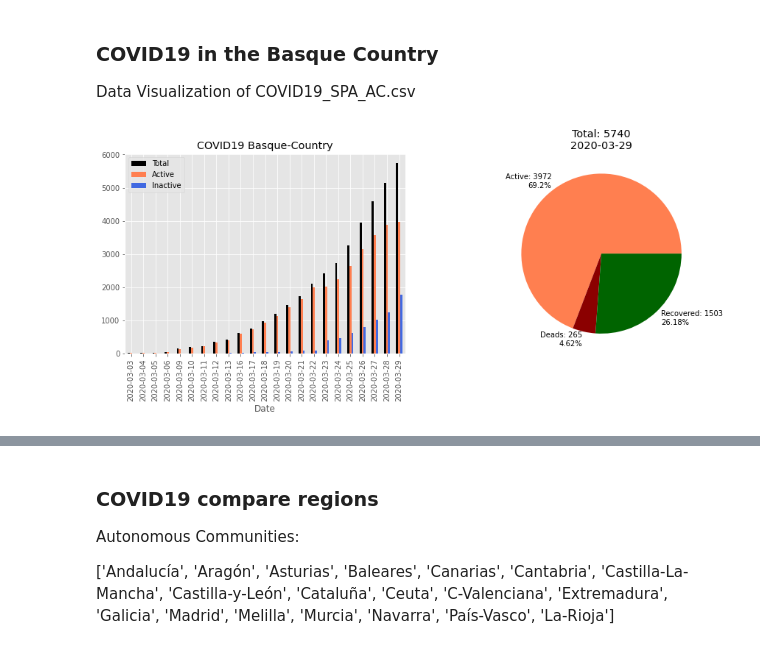
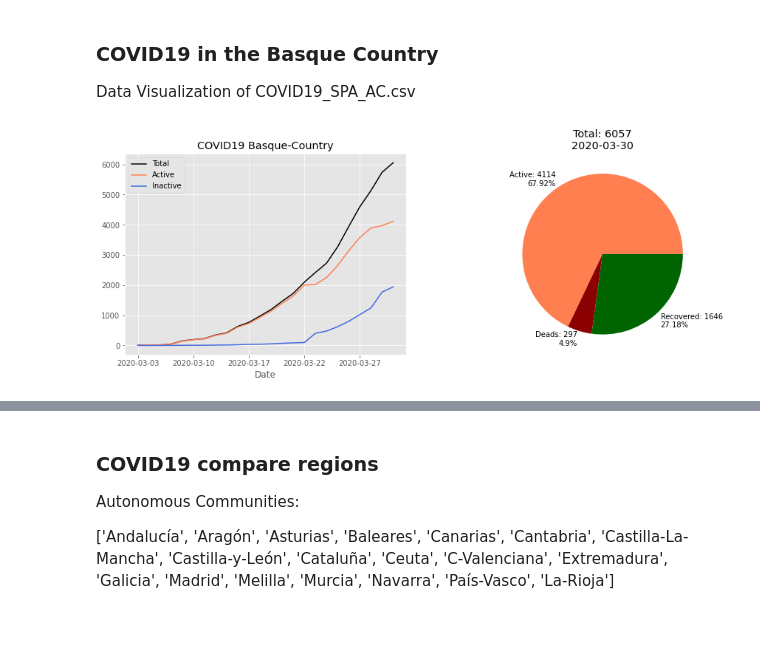
Before and after one commit to adelrio012/covid19_spain, a Jupyter notebook: COVID19_SPA_VISUAL.ipynb, the cells around one changed output, grey strips where cells are left out. Cells and saved outputs as stored; diff of their text form; code cells hidden in the pictures.

```diff
--- a/COVID19_SPA_VISUAL.ipynb
+++ b/COVID19_SPA_VISUAL.ipynb
@@ -218,29 +218,29 @@ Data Visualization of COVID19_SPA_AC.csv
 # %%
 df_eh=(df_ac.loc['País-Vasco',:]).reset_index()
 #COVID19 Total-Active-Inactive
 df_eh['Inactive']=((df_eh['Recovered']).fillna(0)+(df_eh['Deads']).fillna(0))[0:]
 df_eh['Active']=((df_eh['Total']).fillna(0)-(df_eh['Inactive']).fillna(0))[0:]
 
 #COVID19 Today (%)
 today=((df_eh.reset_index()).loc[[len(df_eh)-1]]).reset_index()
 #Percentages
 tt=today['Active'][0]+today['Deads'][0]+today['Recovered'][0]
 ta=round((today['Active'][0]/tt)*100,2)
 td=round((today['Deads'][0]/tt)*100,2)
 tr=round((today['Recovered'][0]/tt)*100,2)
 today_cases=pd.DataFrame({'Total':[today['Active'][0],today['Deads'][0],today['Recovered'][0]]},index=['Active: '+str(int(today['Active'][0]))+'\n'+str(ta)+'%','Deads: '+str(int(today['Deads'][0]))+'\n'+str(td)+'%','Recovered: '+str(int(today['Recovered'][0]))+'\n'+str(tr)+'%'])
 
 
 #Plotting DataFrame Sub-Plots
 fig, axes = plt.subplots(nrows=1,ncols=2,figsize=(15,5))
-df_eh.fillna(0).reset_index().plot.bar(ax=axes[0],x='Date',y=['Total','Active','Inactive'],color=['k','coral','royalblue'],grid=True)
+df_eh.fillna(0).reset_index().plot(ax=axes[0],x='Date',y=['Total','Active','Inactive'],color=['k','coral','royalblue'],grid=True)
 axes[0].set_title('COVID19 Basque-Country')
 today_cases.plot.pie(ax=axes[1],y='Total',colors=['coral','darkred','darkgreen'],legend=False)
 axes[1].set_title('Total: '+str(today['Total'][0]) +'\n'+str(today['Date'][0]))
 axes[1].set_ylabel(' ')
 plt.show()
 # %% [output]
-[figure, old version]
+[figure, new version]
 # %%
 #COVID19 Today (%)
 today=((df_eh.reset_index()).loc[[len(df_eh)-1]]).reset_index()
```
Also changed, not shown: parts of 13 cells of this notebook, 1 other file.
